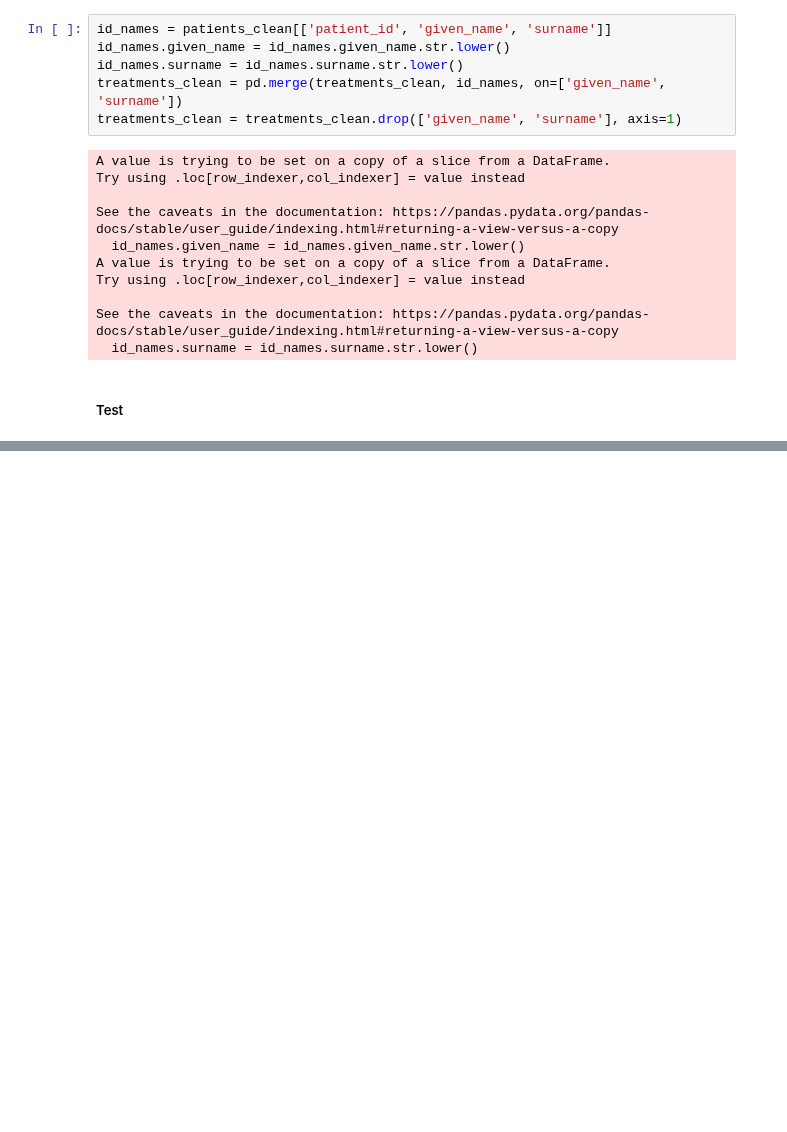
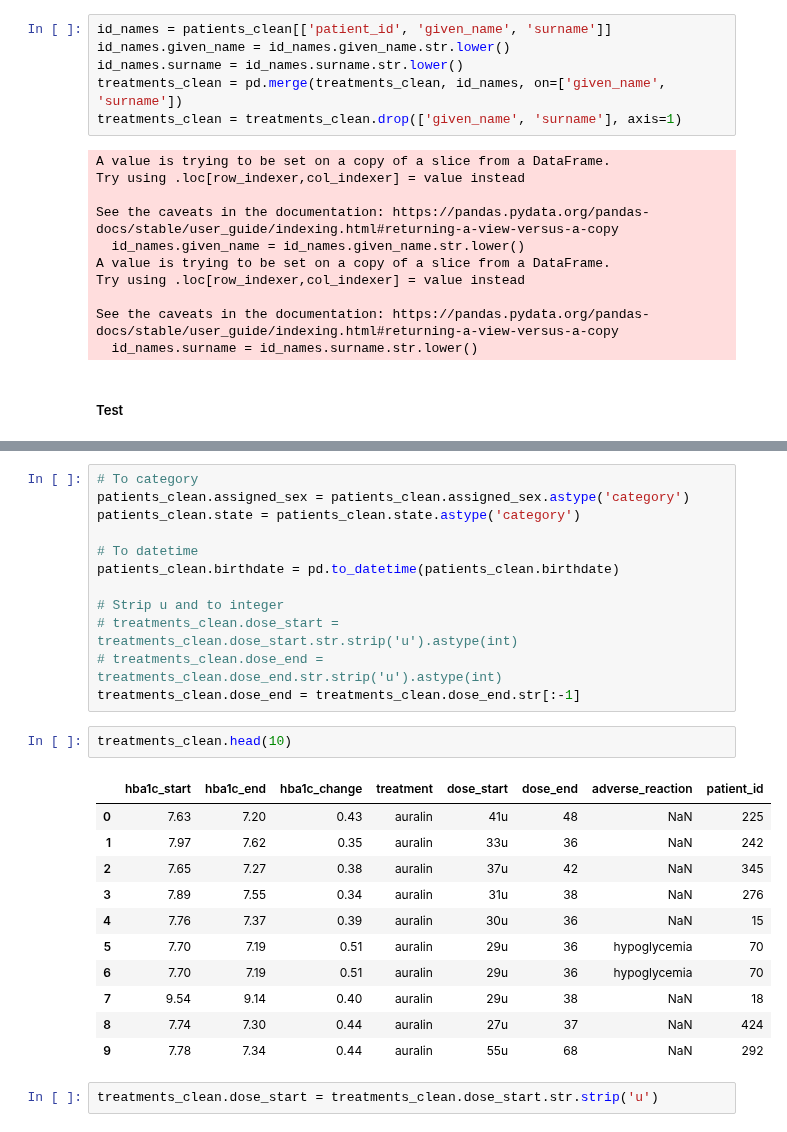
Before and after one commit to jumbamark/data_analysis, a Jupyter notebook: 3-data_wrangling/3-cleaning/cleaning_data.ipynb, the cells around one changed output, grey strips where cells are left out. Drawn from its saved outputs; the diff is of its cells as text; blank space fills up the shorter version.

```diff
--- a/3-data_wrangling/3-cleaning/cleaning_data.ipynb
+++ b/3-data_wrangling/3-cleaning/cleaning_data.ipynb
@@ -658,0 +859,28 @@ dtype: object
+# %%
+# To category
+patients_clean.assigned_sex = patients_clean.assigned_sex.astype('category')
+patients_clean.state = patients_clean.state.astype('category')
+
+# To datetime
+patients_clean.birthdate = pd.to_datetime(patients_clean.birthdate)
+
+# Strip u and to integer
+# treatments_clean.dose_start = treatments_clean.dose_start.str.strip('u').astype(int)
+# treatments_clean.dose_end = treatments_clean.dose_end.str.strip('u').astype(int)
+treatments_clean.dose_end = treatments_clean.dose_end.str[:-1]
+# %%
+treatments_clean.head(10)
+# %% [output]
+|  | hba1c_start | hba1c_end | hba1c_change | treatment | dose_start | dose_end | adverse_reaction | patient_id |
+| 0 | 7.63 | 7.20 | 0.43 | auralin | 41u | 48 | NaN | 225 |
+| 1 | 7.97 | 7.62 | 0.35 | auralin | 33u | 36 | NaN | 242 |
+| 2 | 7.65 | 7.27 | 0.38 | auralin | 37u | 42 | NaN | 345 |
+| 3 | 7.89 | 7.55 | 0.34 | auralin | 31u | 38 | NaN | 276 |
+| 4 | 7.76 | 7.37 | 0.39 | auralin | 30u | 36 | NaN | 15 |
+| 5 | 7.70 | 7.19 | 0.51 | auralin | 29u | 36 | hypoglycemia | 70 |
+| 6 | 7.70 | 7.19 | 0.51 | auralin | 29u | 36 | hypoglycemia | 70 |
+| 7 | 9.54 | 9.14 | 0.40 | auralin | 29u | 38 | NaN | 18 |
+| 8 | 7.74 | 7.30 | 0.44 | auralin | 27u | 37 | NaN | 424 |
+| 9 | 7.78 | 7.34 | 0.44 | auralin | 55u | 68 | NaN | 292 |
+# %%
+treatments_clean.dose_start = treatments_clean.dose_start.str.strip('u')
```
Also changed, not shown: parts of 77 cells of this notebook.
